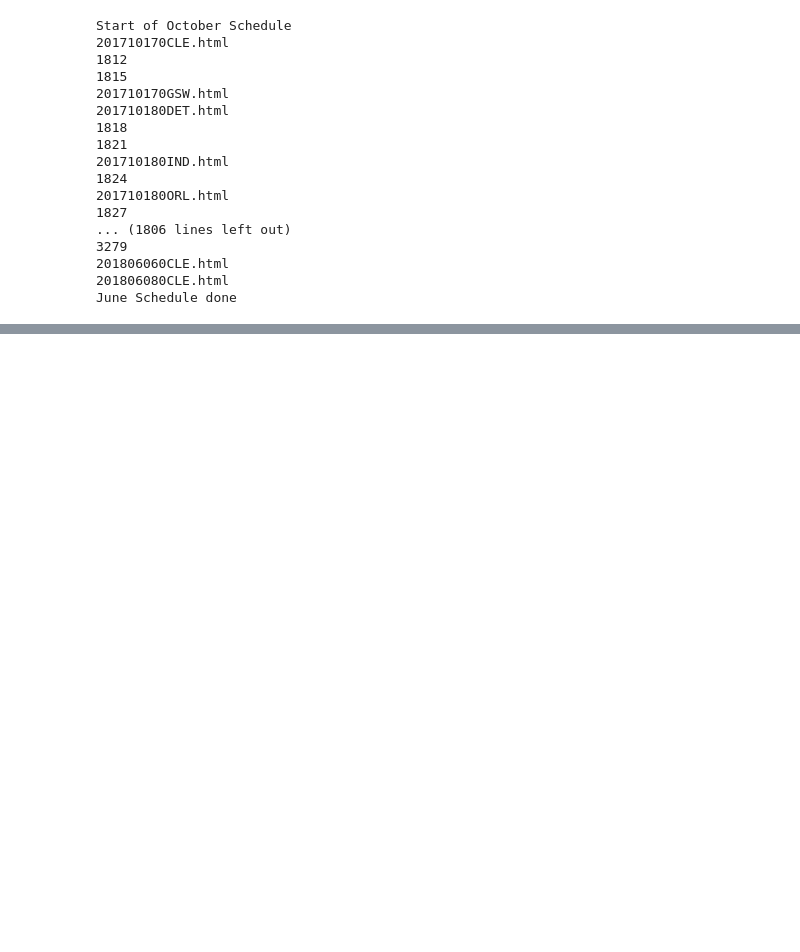
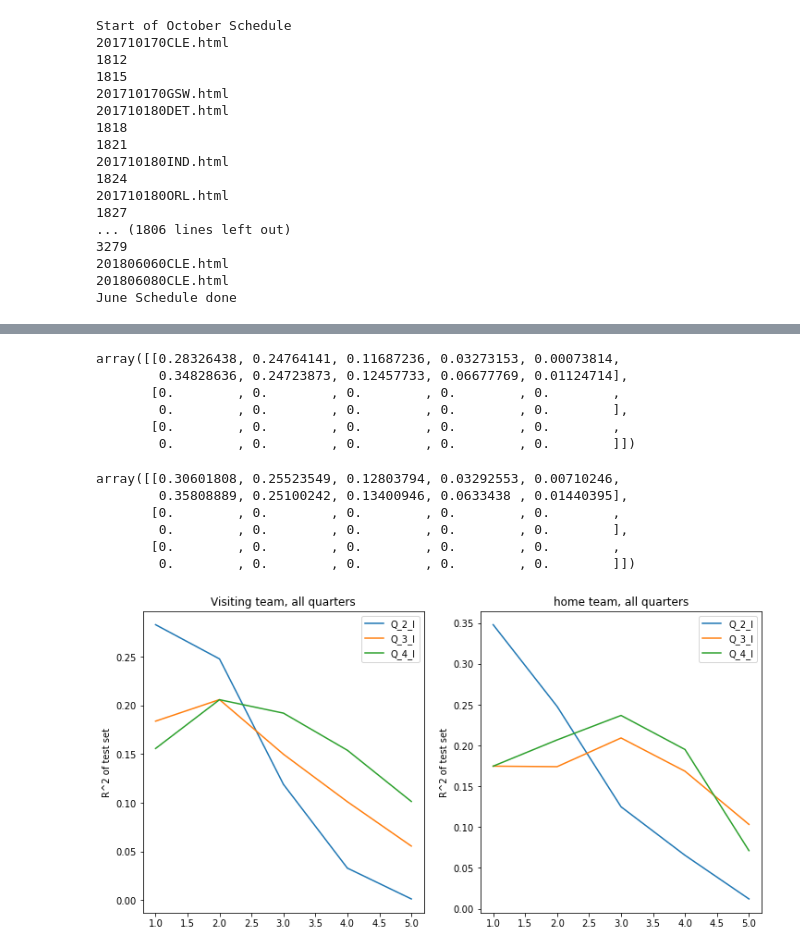
Before and after one commit to linmei99/proj2_regression, a Jupyter notebook: regression.ipynb, the cells around one changed output, grey strips where cells are left out. Saved outputs shown, nothing was run; the diff lists cells and outputs as text; code cells hidden in the pictures; blank space fills up the shorter version.

```diff
--- a/regression.ipynb
+++ b/regression.ipynb
@@ -591,0 +635,9 @@ Notes:
+# %%
+G = pd.concat([data_p.iloc[:,60],data_p.iloc[:,135]], axis=1)
+test=np.zeros([3,MAX_OUT*2])
+test_p=np.zeros([3,MAX_OUT*2])
+train=np.zeros([3,MAX_OUT*2])
+lrfit=[[],[],[]]
+smfit=[[],[],[]]
+lr_p_fit=[[],[],[]]
+poly_list=[]
@@ -591,0 +733,37 @@ Notes:
+# %%
+test0
+# %% [output]
+array([[0.28326438, 0.24764141, 0.11687236, 0.03273153, 0.00073814,
+        0.34828636, 0.24723873, 0.12457733, 0.06677769, 0.01124714],
+       [0.        , 0.        , 0.        , 0.        , 0.        ,
+        0.        , 0.        , 0.        , 0.        , 0.        ],
+       [0.        , 0.        , 0.        , 0.        , 0.        ,
+        0.        , 0.        , 0.        , 0.        , 0.        ]])
+# %%
+test_p0
+# %% [output]
+array([[0.30601808, 0.25523549, 0.12803794, 0.03292553, 0.00710246,
+        0.35808889, 0.25100242, 0.13400946, 0.0633438 , 0.01440395],
+       [0.        , 0.        , 0.        , 0.        , 0.        ,
+        0.        , 0.        , 0.        , 0.        , 0.        ],
+       [0.        , 0.        , 0.        , 0.        , 0.        ,
+        0.        , 0.        , 0.        , 0.        , 0.        ]])
+# %%
+plt.figure(figsize=([12,6]))
+plt.subplot(1,2,1)
+for i in range (2,5):
+    plt.plot(range(1,1+MAX_OUT),test[i-2][0:MAX_OUT],label='Q_{}_l'.format(i))
+#    plt.plot(range(1,1+MAX_OUT),test_p[i-2][0:MAX_OUT],label='Q_{}_p'.format(i), linestyle=':')
+plt.ylabel('R^2 of test set')
+plt.title("Visiting team, all quarters")
+plt.legend()
+plt.subplot(1,2,2)
+for i in range (2,5):
+    plt.plot(range(1,1+MAX_OUT),test[i-2][MAX_OUT:MAX_OUT*2],label='Q_{}_l'.format(i))
+#    plt.plot(range(1,1+MAX_OUT),test_p[i-2][MAX_OUT:MAX_OUT*2],label='Q_{}_p'.format(i), linestyle=':')
+plt.ylabel('R^2 of test set')
+plt.title("home team, all quarters")
+plt.legend()
+plt.savefig('result_p.png',dpi=150,transparent=False);
+# %% [output]
+[figure, added]
```
Also changed, not shown: parts of 104 cells of this notebook, 2 other files.
